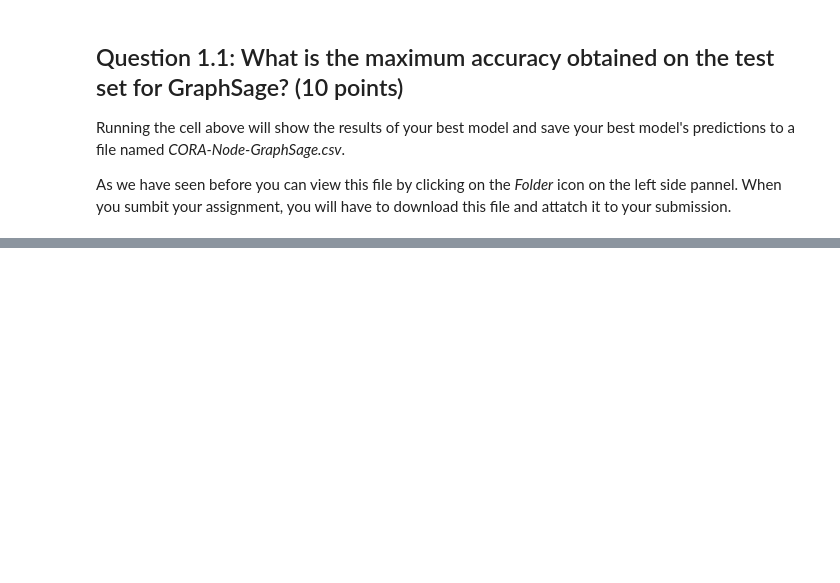
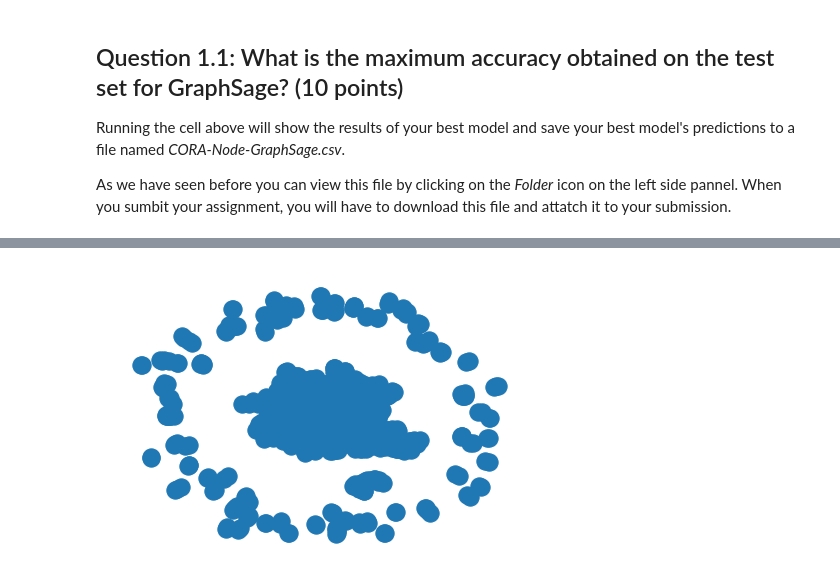
Before and after one commit to Camuslu/Stanford-CS244W-GNN, a Jupyter notebook: CS224W_Colab3_2023.ipynb, the cells around one changed output, grey strips where cells are left out. Saved outputs shown, nothing was run; the diff lists cells and outputs as text; code cells hidden in the pictures; blank space fills up the shorter version.

```diff
--- a/CS224W_Colab3_2023.ipynb
+++ b/CS224W_Colab3_2023.ipynb
@@ -511,0 +558,6 @@ As we have seen before you can view this file by clicking on the *Folder* icon o
+# %%
+data = torch_geometric.data.Data(x=dataset.x, edge_index=dataset.edge_index)
+g = torch_geometric.utils.to_networkx(data, to_undirected=True)
+nx.draw(g)
+# %% [output]
+[figure, added]
```
Also changed, not shown: parts of 7 cells of this notebook.
